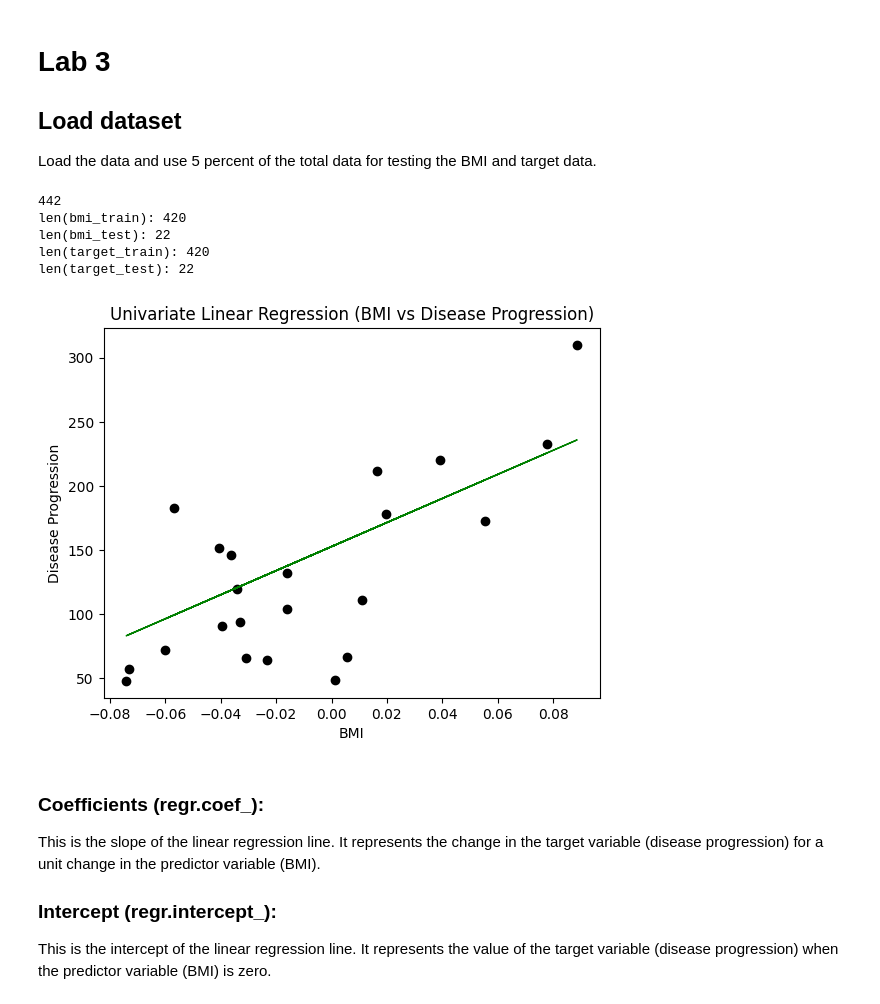
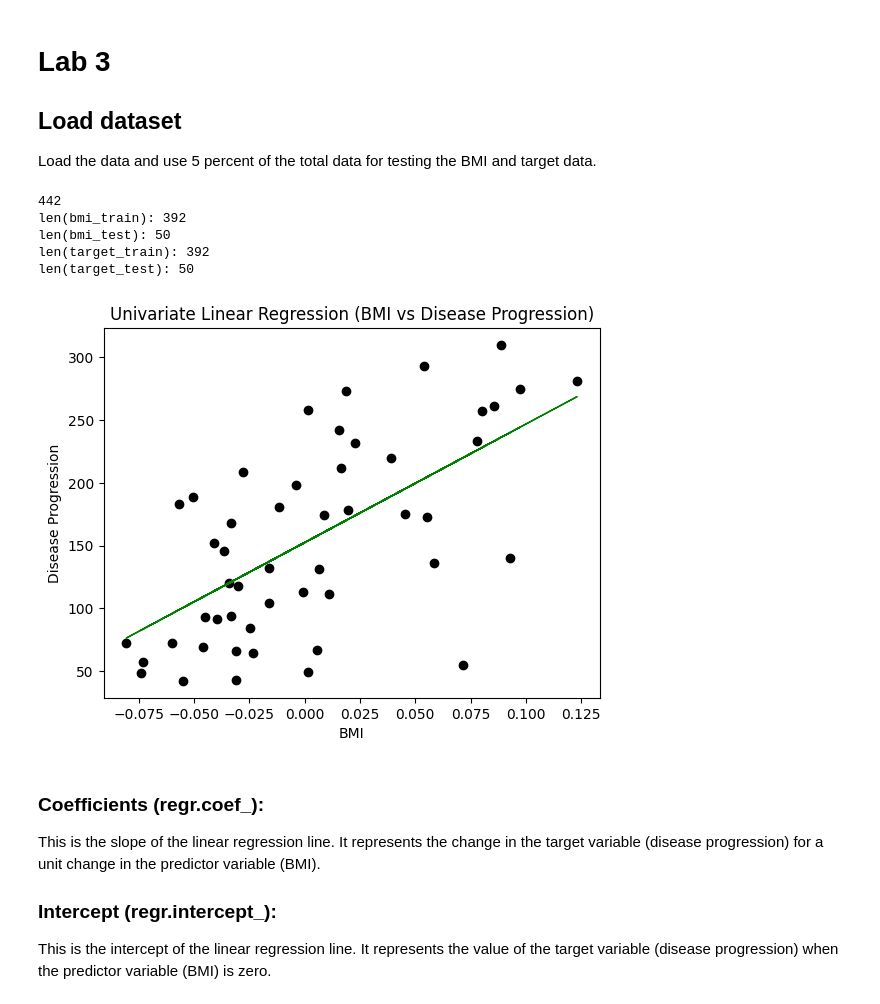
Before and after one commit to urvipalvankar12/CSCN8010-24S-lab-submissions, a Jupyter notebook: students_submissions/8975938/lab3.ipynb, the cells around one changed output. Cells and saved outputs as stored; diff of their text form; code cells hidden in the pictures.

```diff
--- a/students_submissions/8975938/lab3.ipynb
+++ b/students_submissions/8975938/lab3.ipynb
@@ -18,7 +18,7 @@ print(len(diabetes.data))
 # Use only one feature (BMI) of the diabetes dataset containing 10 features and 1 target
 bmi = diabetes.data[:, np.newaxis, 2]
 
-number = 22 # 5 % of the total dataset for testing and training
+number = 50 # 5 % of the total dataset for testing and training
 
 # x = BMI, y = Disease Progression
 # Split the data into training/testing sets
@@ -26,38 +26,38 @@ bmi_train = bmi[:-number] # Use all but the last 20 samples for training
 bmi_test = bmi[-number:] # Use the last 20 samples for testing
 
 print("len(bmi_train):", len(bmi_train))
 print("len(bmi_test):", len(bmi_test))
 
 # Split the targets into training/testing sets
 target_train = diabetes.target[:-number] # Use all but the last 20 samples for training
 target_test = diabetes.target[-number:] # Use the last 20 samples for testing
 
 print("len(target_train):", len(target_train))
 print("len(target_test):", len(target_test))
 
 # Create linear regression object
 regr = linear_model.LinearRegression()
 
 # Train the model using the training sets
 regr.fit(bmi_train, target_train)
 
 # Make predictions using the testing set
 target_pred = regr.predict(bmi_test)
 
 # Plot outputs
 plt.scatter(bmi_test, target_test, color='black')
 plt.plot(bmi_test, target_pred, color='green', linewidth=1)
 plt.xlabel('BMI')
 plt.ylabel('Disease Progression')
 plt.title('Univariate Linear Regression (BMI vs Disease Progression)')
 plt.show()
 # %% [output]
 442
-len(bmi_train): 420
-len(bmi_test): 22
-len(target_train): 420
-len(target_test): 22
+len(bmi_train): 392
+len(bmi_test): 50
+len(target_train): 392
+len(target_test): 50
-[figure, old version]
+[figure, new version]
 # %% [markdown]
 ### Coefficients (regr.coef_):
 This is the slope of the linear regression line. It represents the change in the target variable (disease progression) for a unit change in the predictor variable (BMI).
```
Also changed, not shown: parts of 3 cells of this notebook.
